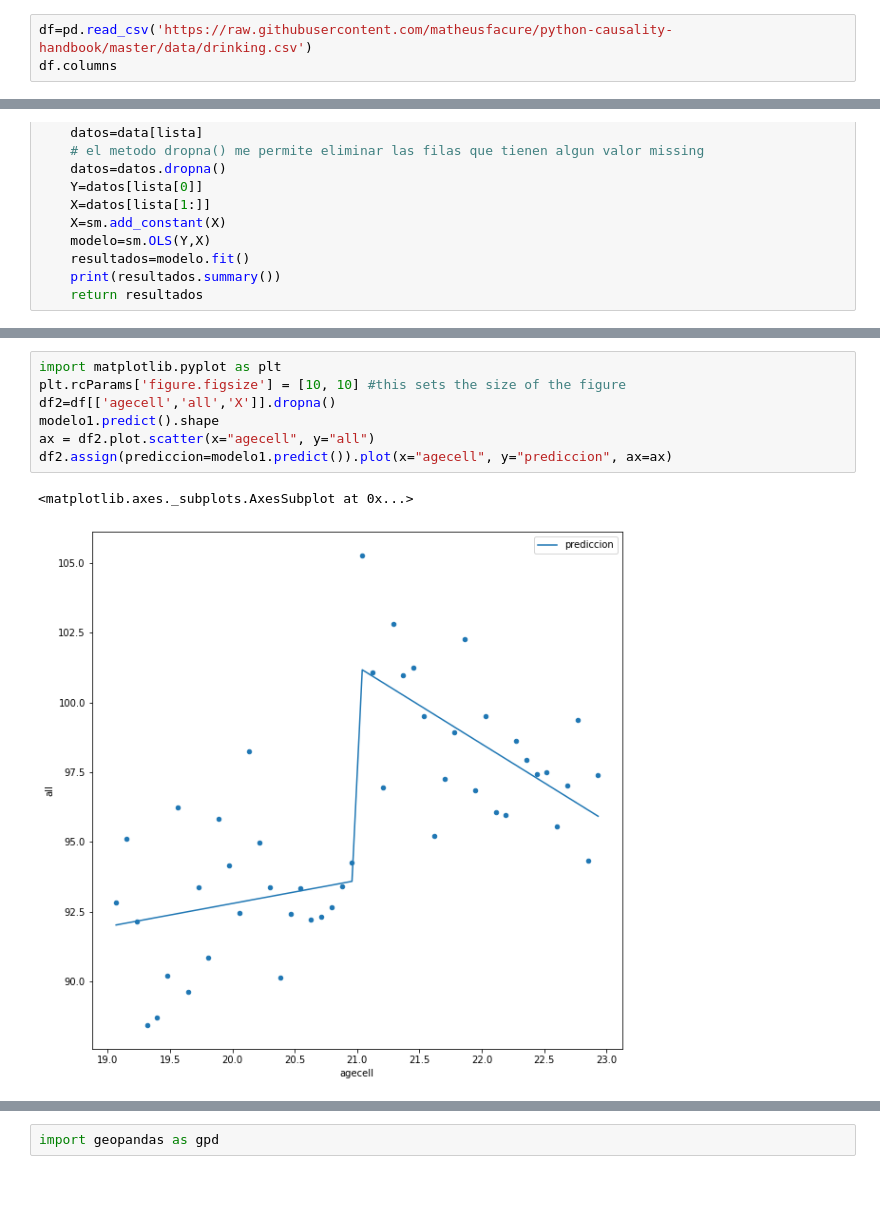
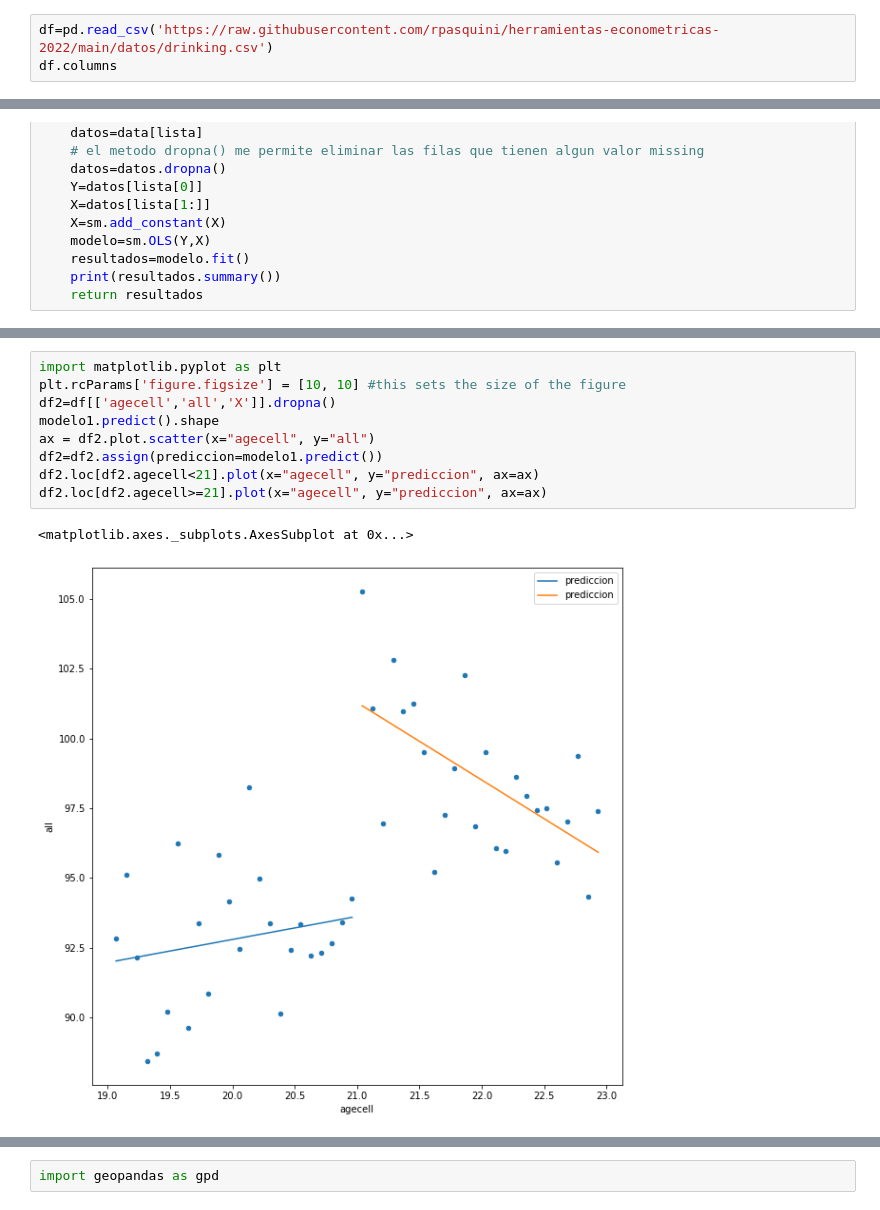
Before and after one commit to rpasquini/herramientas-econometricas-2022, a Jupyter notebook: Regression_Discontinuity.ipynb, the cells around one changed output, grey strips where cells are left out. Cells and saved outputs as stored; diff of their text form.

```diff
--- a/Regression_Discontinuity.ipynb
+++ b/Regression_Discontinuity.ipynb
@@ -9,7 +9,7 @@ import pandas as pd
 #from linearmodels.iv import IV2SLS
 import statsmodels.api as sm
 # %%
-df=pd.read_csv('https://raw.githubusercontent.com/matheusfacure/python-causality-handbook/master/data/drinking.csv')
+df=pd.read_csv('https://raw.githubusercontent.com/rpasquini/herramientas-econometricas-2022/main/datos/drinking.csv')
 df.columns
 # %% [output]
 Index(['agecell', 'all', 'allfitted', 'internal', 'internalfitted', 'external',
@@ -92,13 +93,15 @@ Warnings:
 # %%
 import matplotlib.pyplot as plt
 plt.rcParams['figure.figsize'] = [10, 10] #this sets the size of the figure
 df2=df[['agecell','all','X']].dropna()
 modelo1.predict().shape
 ax = df2.plot.scatter(x="agecell", y="all")
-df2.assign(prediccion=modelo1.predict()).plot(x="agecell", y="prediccion", ax=ax)
+df2=df2.assign(prediccion=modelo1.predict())
+df2.loc[df2.agecell<21].plot(x="agecell", y="prediccion", ax=ax)
+df2.loc[df2.agecell>=21].plot(x="agecell", y="prediccion", ax=ax)
 # %% [output]
 <matplotlib.axes._subplots.AxesSubplot at 0x...>
-[figure, old version]
+[figure, new version]
 # %%
 modelo2=regress(['mva','X','mayor21','interaccion'], data=df)
 # %% [output]
```
Also changed, not shown: parts of 12 cells of this notebook.
